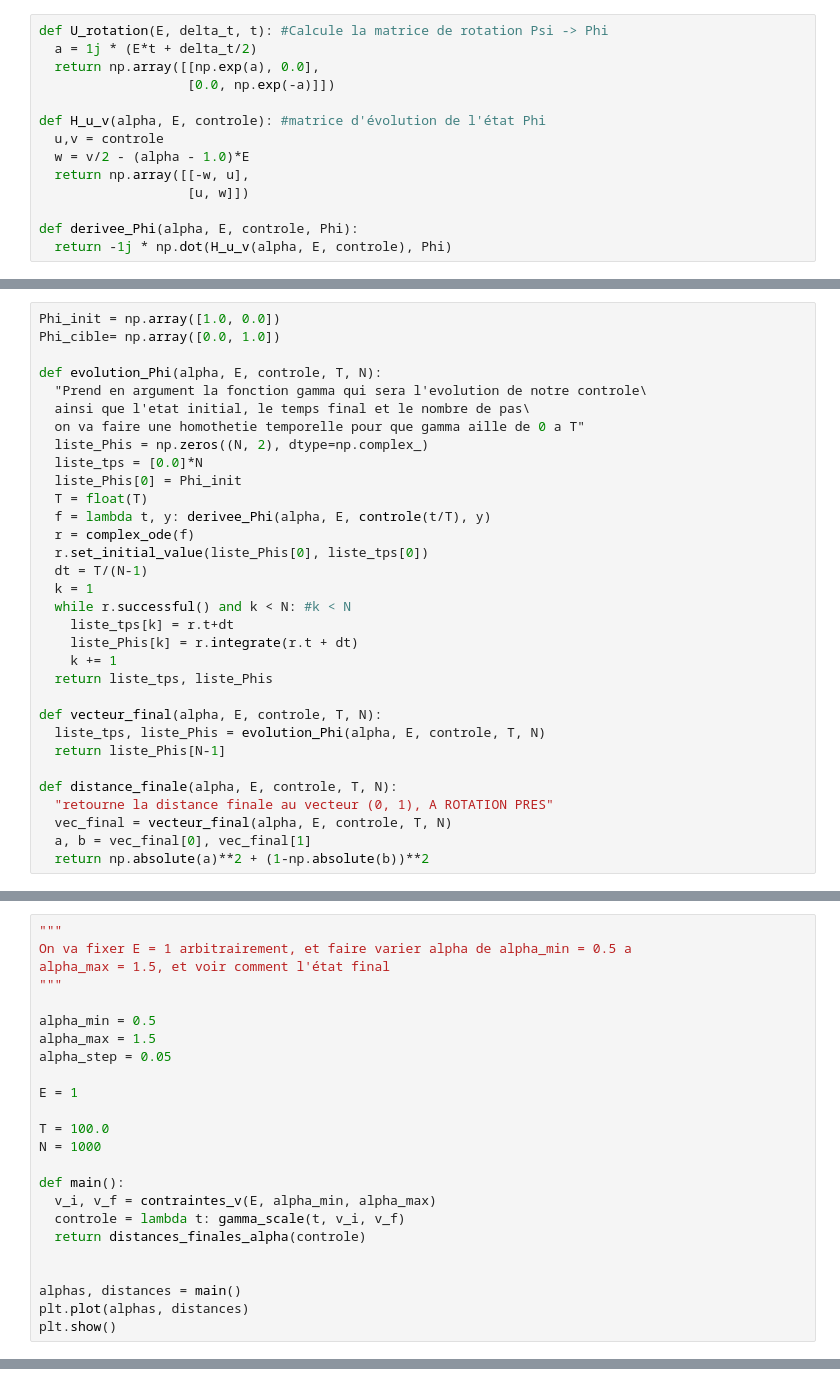
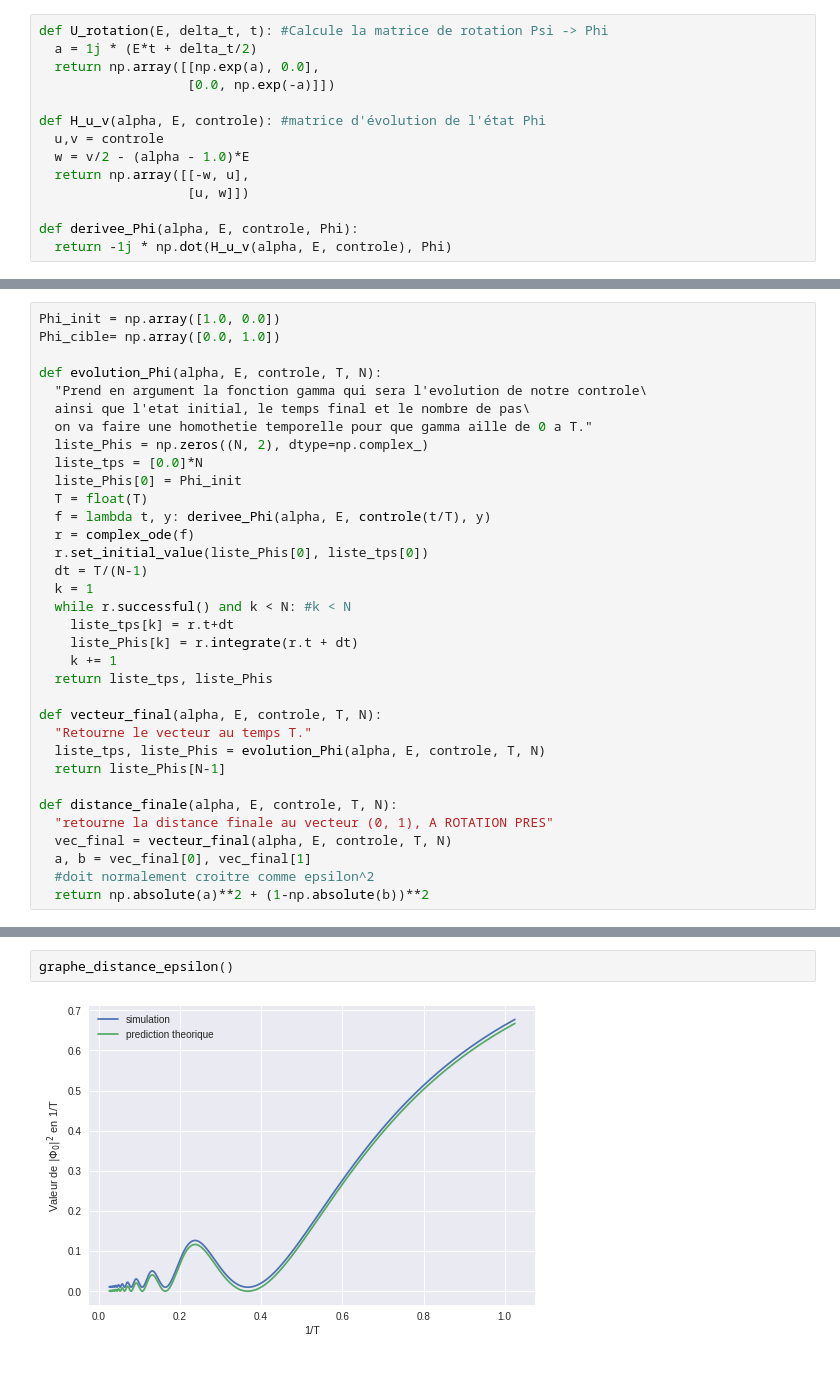
Before and after one commit to lclarte/Controle_Quantique, a Jupyter notebook: Simulation_controle_quantique.ipynb, the cells around one changed output, grey strips where cells are left out. Drawn from its saved outputs; the diff is of its cells as text.

```diff
--- a/Simulation_controle_quantique.ipynb
+++ b/Simulation_controle_quantique.ipynb
@@ -44,7 +165,7 @@ Phi_cible= np.array([0.0, 1.0])
 def evolution_Phi(alpha, E, controle, T, N):
   "Prend en argument la fonction gamma qui sera l'evolution de notre controle\
   ainsi que l'etat initial, le temps final et le nombre de pas\
-  on va faire une homothetie temporelle pour que gamma aille de 0 a T"
+  on va faire une homothetie temporelle pour que gamma aille de 0 a T."
   liste_Phis = np.zeros((N, 2), dtype=np.complex_)
   liste_tps = [0.0]*N
   liste_Phis[0] = Phi_init
@@ -61,6 +182,7 @@ def evolution_Phi(alpha, E, controle, T, N):
   return liste_tps, liste_Phis
 
 def vecteur_final(alpha, E, controle, T, N):
+  "Retourne le vecteur au temps T."
   liste_tps, liste_Phis = evolution_Phi(alpha, E, controle, T, N)
   return liste_Phis[N-1]
 
@@ -68,4 +190,5 @@ def distance_finale(alpha, E, controle, T, N):
   "retourne la distance finale au vecteur (0, 1), A ROTATION PRES"
   vec_final = vecteur_final(alpha, E, controle, T, N)
   a, b = vec_final[0], vec_final[1]
+  #doit normalement croitre comme epsilon^2
   return np.absolute(a)**2 + (1-np.absolute(b))**2
@@ -94,24 +194,0 @@ def distances_finales_alpha(controle):
-# %%
-"""
-On va fixer E = 1 arbitrairement, et faire varier alpha de alpha_min = 0.5 a
-alpha_max = 1.5, et voir comment l'état final
-"""
-
-alpha_min = 0.5
-alpha_max = 1.5
-alpha_step = 0.05
-
-E = 1
-
-T = 100.0
-N = 1000
-
-def main():
-  v_i, v_f = contraintes_v(E, alpha_min, alpha_max)
-  controle = lambda t: gamma_scale(t, v_i, v_f)
-  return distances_finales_alpha(controle)
-
-
-alphas, distances = main()
-plt.plot(alphas, distances)
-plt.show()
@@ -119,0 +240,4 @@ plt.show()
+# %%
+graphe_distance_epsilon()
+# %% [output]
+[figure, added]
```
Also changed, not shown: parts of 20 cells of this notebook.
